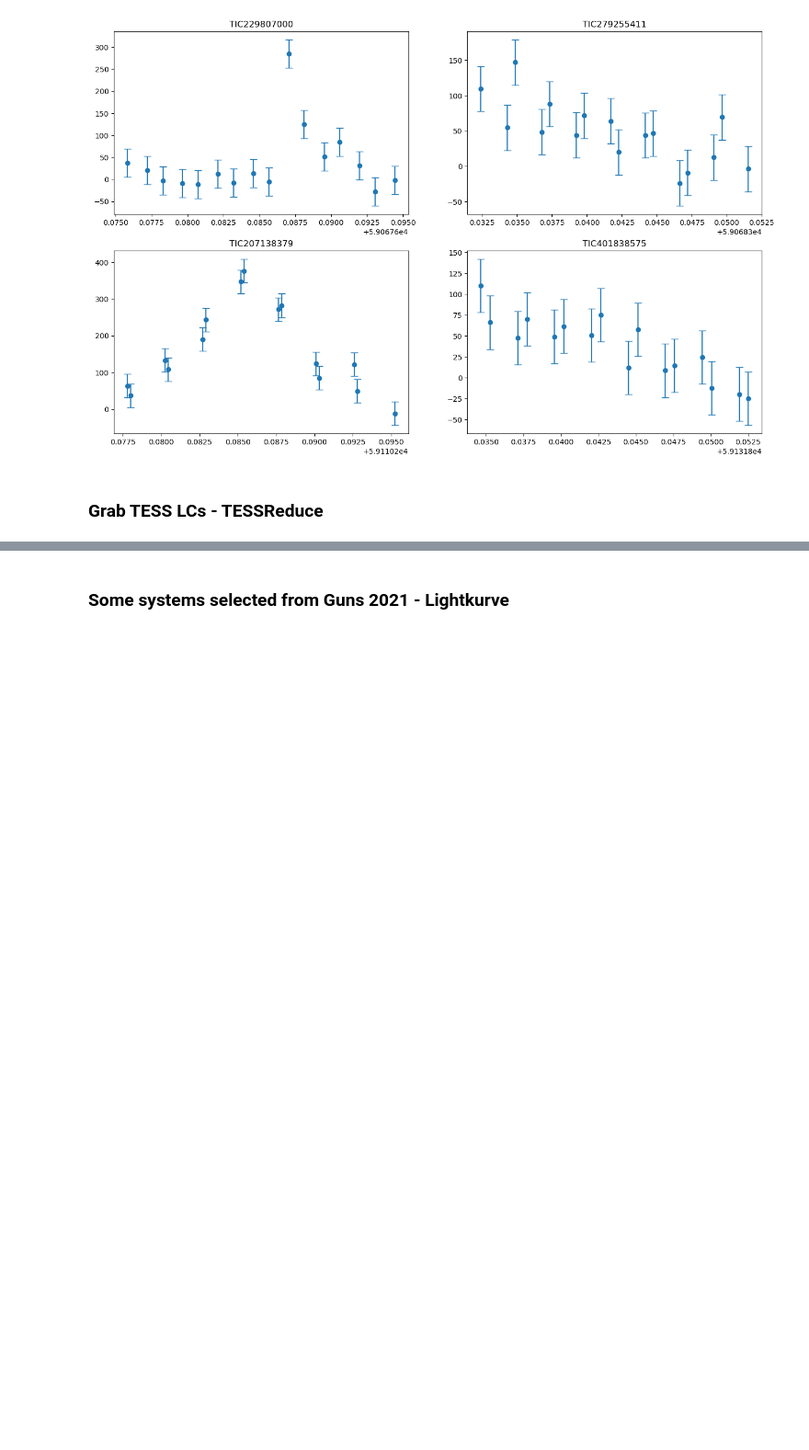
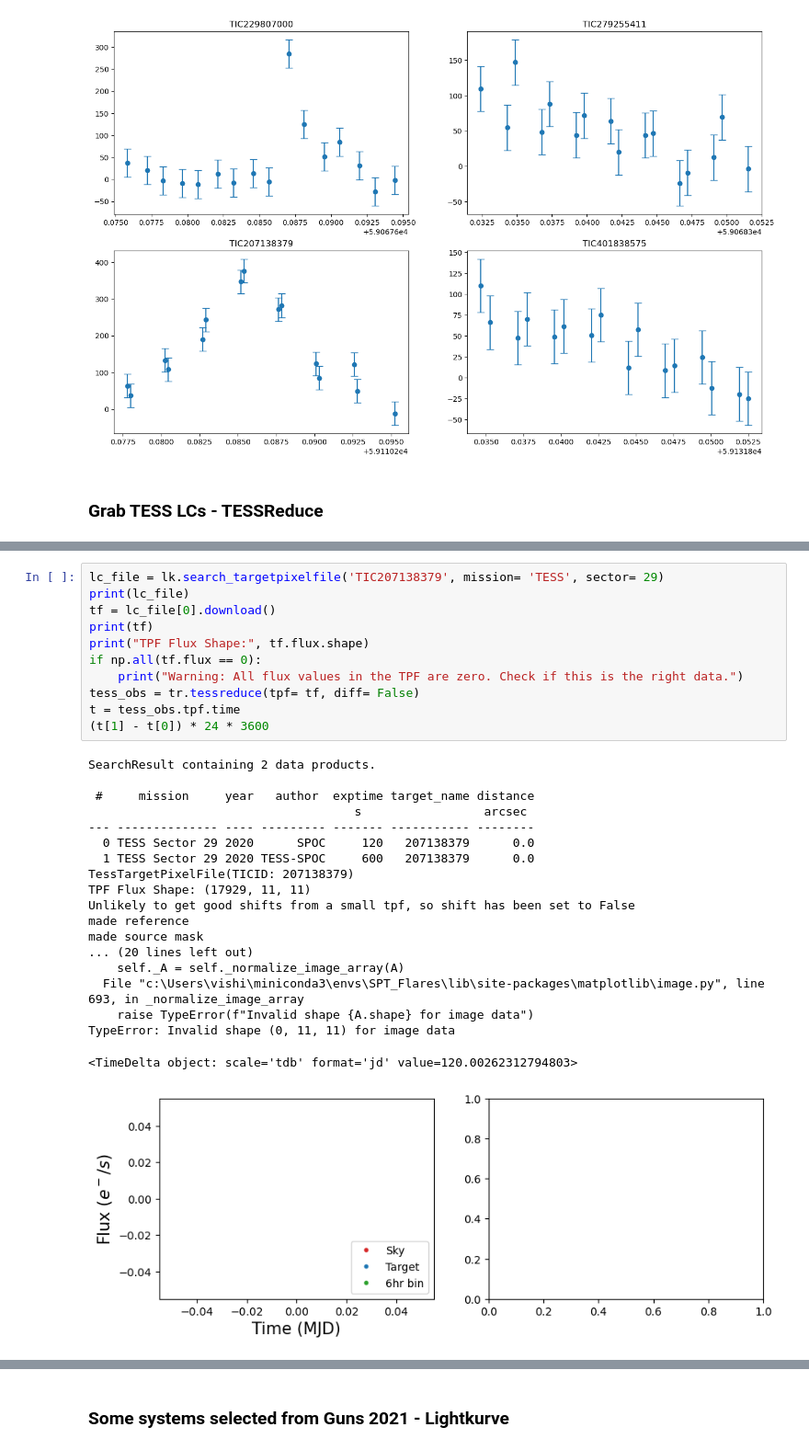
Before and after one commit to VishnuGade/SPT_Flares, a Jupyter notebook: extracting_TESS_lc.ipynb, the cells around one changed output, grey strips where cells are left out. Shown at 92% size. Drawn from its saved outputs; the diff is of its cells as text; blank space fills up the shorter version.

```diff
--- a/extracting_TESS_lc.ipynb
+++ b/extracting_TESS_lc.ipynb
@@ -315,0 +353,31 @@ Verifying Pickle
+# %%
+lc_file = lk.search_targetpixelfile('TIC207138379', mission= 'TESS', sector= 29)
+print(lc_file)
+tf = lc_file[0].download()
+print(tf)
+print("TPF Flux Shape:", tf.flux.shape)
+if np.all(tf.flux == 0):
+    print("Warning: All flux values in the TPF are zero. Check if this is the right data.")
+tess_obs = tr.tessreduce(tpf= tf, diff= False)
+t = tess_obs.tpf.time
+(t[1] - t[0]) * 24 * 3600
+# %% [output]
+SearchResult containing 2 data products.
+
+ #     mission     year   author  exptime target_name distance
+                                     s                 arcsec
+--- -------------- ---- --------- ------- ----------- --------
+  0 TESS Sector 29 2020      SPOC     120   207138379      0.0
+  1 TESS Sector 29 2020 TESS-SPOC     600   207138379      0.0
+TessTargetPixelFile(TICID: 207138379)
+TPF Flux Shape: (17929, 11, 11)
+Unlikely to get good shifts from a small tpf, so shift has been set to False
+made reference
+made source mask
+... (20 lines left out)
+    self._A = self._normalize_image_array(A)
+  File "c:\Users\vishi\miniconda3\envs\SPT_Flares\lib\site-packages\matplotlib\image.py", line 693, in _normalize_image_array
+    raise TypeError(f"Invalid shape {A.shape} for image data")
+TypeError: Invalid shape (0, 11, 11) for image data
+<TimeDelta object: scale='tdb' format='jd' value=120.00262312794803>
+[figure, added]
```
Also changed, not shown: parts of 21 cells of this notebook, 4 other files.
